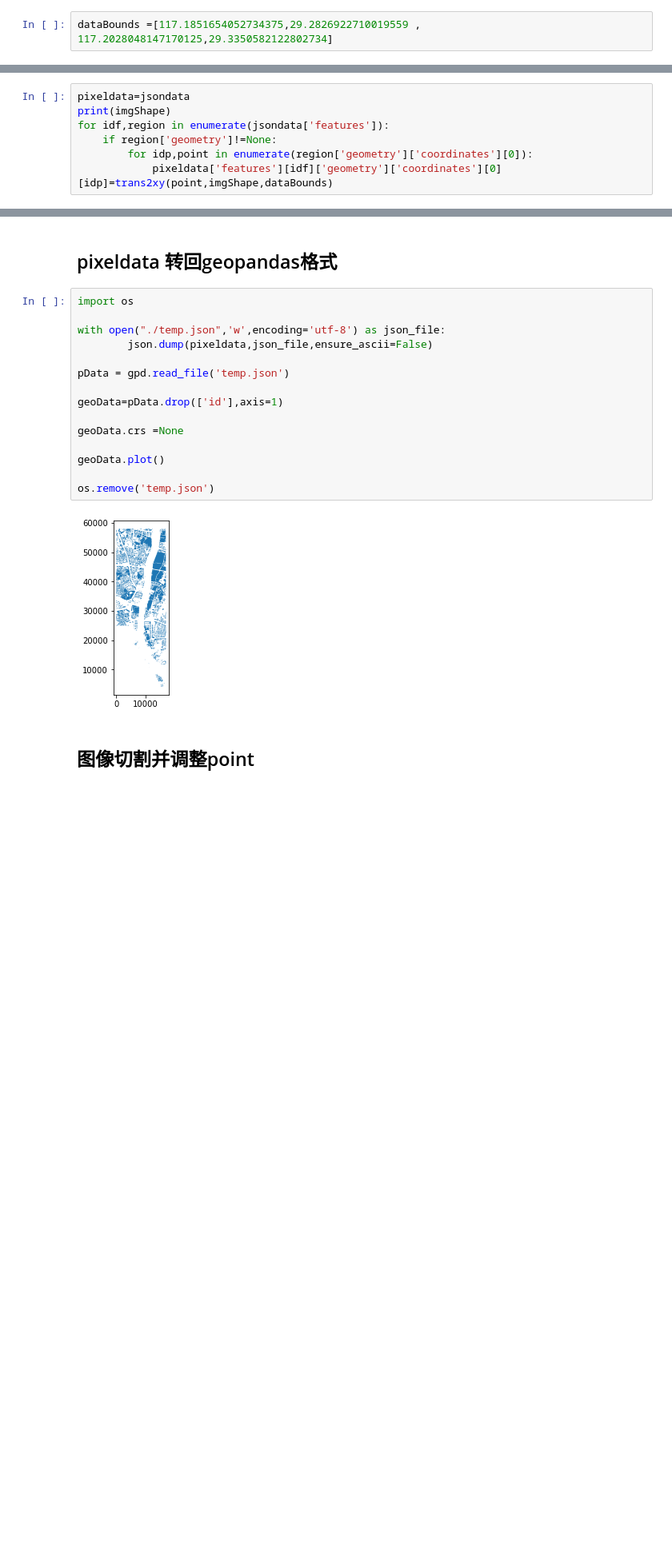
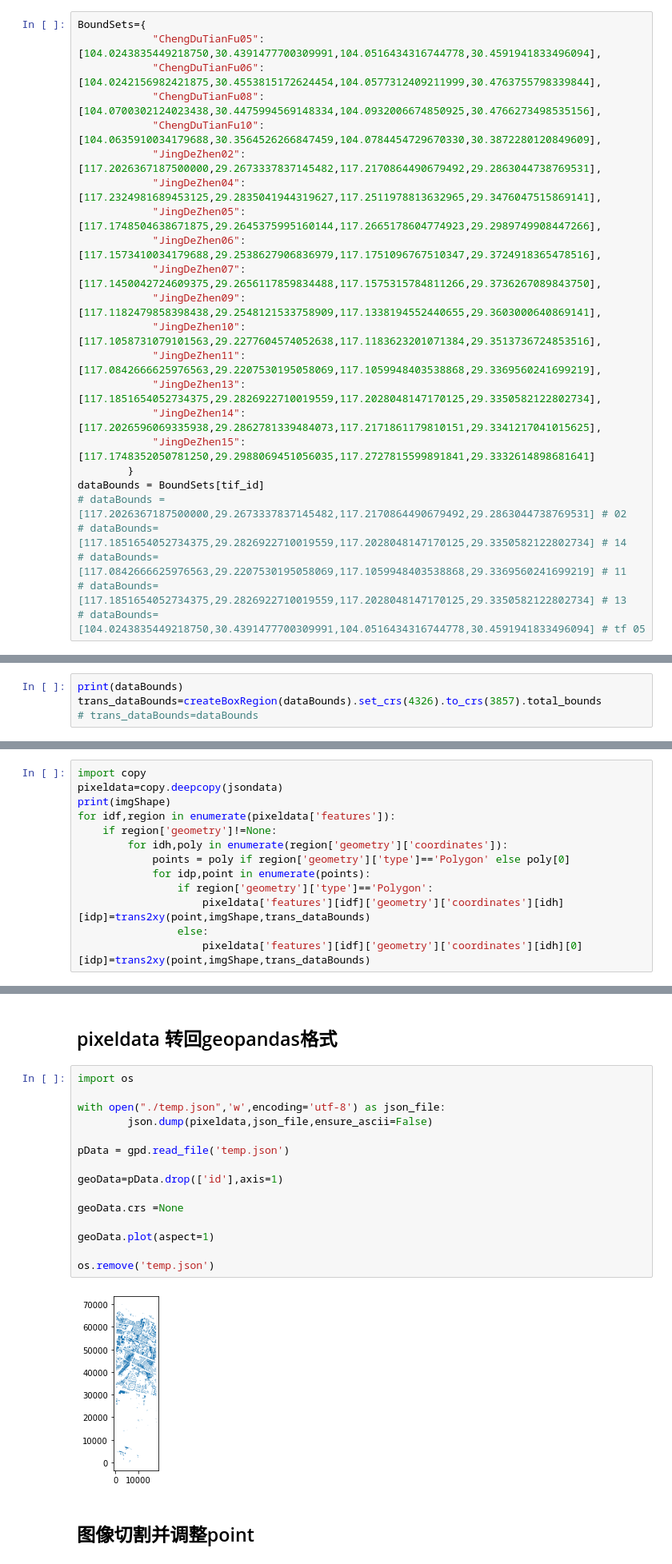
Before and after one commit to EthanZhangCN/detectron2, a Jupyter notebook: projects/SegBuildings/dataGenerateMoveBox.ipynb, the cells around one changed output, grey strips where cells are left out. Shown at 80% size. Saved outputs shown, nothing was run; the diff lists cells and outputs as text; blank space fills up the shorter version.

```diff
--- a/projects/SegBuildings/dataGenerateMoveBox.ipynb
+++ b/projects/SegBuildings/dataGenerateMoveBox.ipynb
@@ -36,5 +48,27 @@ geoBound: [117.18515925  29.28268991 117.20275803  29.33132663]
 # %%
-dataBounds =[117.1851654052734375,29.2826922710019559 , 117.2028048147170125,29.3350582122802734]
+BoundSets={
+            "ChengDuTianFu05":[104.0243835449218750,30.4391477700309991,104.0516434316744778,30.4591941833496094],
+            "ChengDuTianFu06":[104.0242156982421875,30.4553815172624454,104.0577312409211999,30.4763755798339844],
+            "ChengDuTianFu08":[104.0700302124023438,30.4475994569148334,104.0932006674850925,30.4766273498535156],
+            "ChengDuTianFu10":[104.0635910034179688,30.3564526266847459,104.0784454729670330,30.3872280120849609],
+            "JingDeZhen02":[117.2026367187500000,29.2673337837145482,117.2170864490679492,29.2863044738769531],
+            "JingDeZhen04":[117.2324981689453125,29.2835041944319627,117.2511978813632965,29.3476047515869141],
+            "JingDeZhen05":[117.1748504638671875,29.2645375995160144,117.2665178604774923,29.2989749908447266],
+            "JingDeZhen06":[117.1573410034179688,29.2538627906836979,117.1751096767510347,29.3724918365478516],
+            "JingDeZhen07":[117.1450042724609375,29.2656117859834488,117.1575315784811266,29.3736267089843750],
+            "JingDeZhen09":[117.1182479858398438,29.2548121533758909,117.1338194552440655,29.3603000640869141],
+            "JingDeZhen10":[117.1058731079101563,29.2277604574052638,117.1183623201071384,29.3513736724853516],
+            "JingDeZhen11":[117.0842666625976563,29.2207530195058069,117.1059948403538868,29.3369560241699219],
+            "JingDeZhen13":[117.1851654052734375,29.2826922710019559,117.2028048147170125,29.3350582122802734],
+            "JingDeZhen14":[117.2026596069335938,29.2862781339484073,117.2171861179810151,29.3341217041015625],
+            "JingDeZhen15":[117.1748352050781250,29.2988069451056035,117.2727815599891841,29.3332614898681641]
+        }
+dataBounds = BoundSets[tif_id]
+# dataBounds =[117.2026367187500000,29.2673337837145482,117.2170864490679492,29.2863044738769531] # 02
+# dataBounds=[117.1851654052734375,29.2826922710019559,117.2028048147170125,29.3350582122802734] # 14
+# dataBounds=[117.0842666625976563,29.2207530195058069,117.1059948403538868,29.3369560241699219] # 11
+# dataBounds=[117.1851654052734375,29.2826922710019559,117.2028048147170125,29.3350582122802734] # 13
+# dataBounds=[104.0243835449218750,30.4391477700309991,104.0516434316744778,30.4591941833496094] # tf 05
 # %%
 def trans2xy(pos,imgShape,dataBounds):
     lon=pos[0]
@@ -58,0 +94,4 @@ jsondata=json.loads(sdata)
+# %%
+print(dataBounds)
+trans_dataBounds=createBoxRegion(dataBounds).set_crs(4326).to_crs(3857).total_bounds
+# trans_dataBounds=dataBounds
@@ -59,10 +100,16 @@ jsondata=json.loads(sdata)
 # %% [markdown]
 ## 经纬度转像素
 # %%
-pixeldata=jsondata
+import copy
+pixeldata=copy.deepcopy(jsondata)
 print(imgShape)
-for idf,region in enumerate(jsondata['features']):
+for idf,region in enumerate(pixeldata['features']):
     if region['geometry']!=None:
-        for idp,point in enumerate(region['geometry']['coordinates'][0]):
-            pixeldata['features'][idf]['geometry']['coordinates'][0][idp]=trans2xy(point,imgShape,dataBounds)
+        for idh,poly in enumerate(region['geometry']['coordinates']):
+            points = poly if region['geometry']['type']=='Polygon' else poly[0]
+            for idp,point in enumerate(points):
+                if region['geometry']['type']=='Polygon':
+                    pixeldata['features'][idf]['geometry']['coordinates'][idh][idp]=trans2xy(point,imgShape,trans_dataBounds)
+                else:
+                    pixeldata['features'][idf]['geometry']['coordinates'][idh][0][idp]=trans2xy(point,imgShape,trans_dataBounds)
 # %% [output]
@@ -72,19 +119,19 @@ for idf,region in enumerate(jsondata['features']):
 # %%
 import os
 
 with open("./temp.json",'w',encoding='utf-8') as json_file:
         json.dump(pixeldata,json_file,ensure_ascii=False)
 
 pData = gpd.read_file('temp.json')
 
 geoData=pData.drop(['id'],axis=1)
 
 geoData.crs =None
 
-geoData.plot()
+geoData.plot(aspect=1)
 
 os.remove('temp.json')
 # %% [output]
-[figure, old version]
+[figure, new version]
 # %% [markdown]
 ## 图像切割并调整point
```
Also changed, not shown: parts of 13 cells of this notebook, 4 other files.
